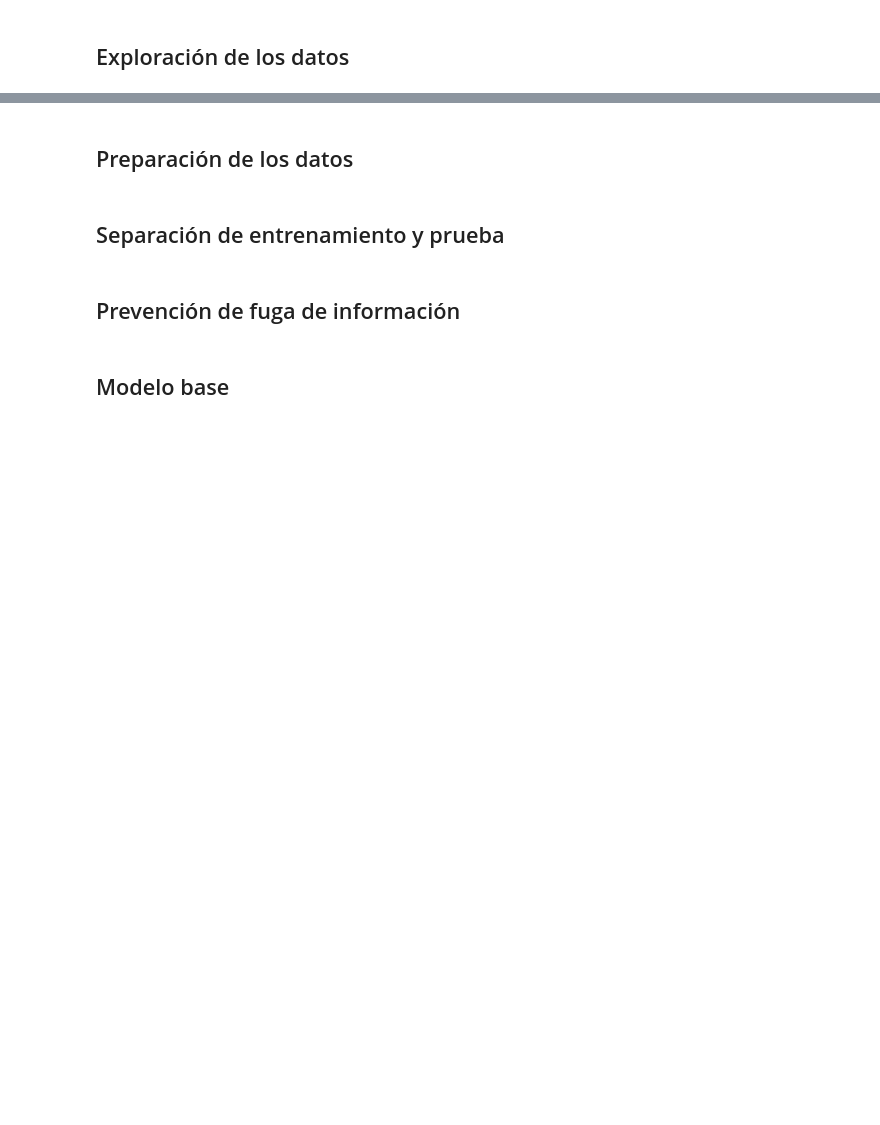
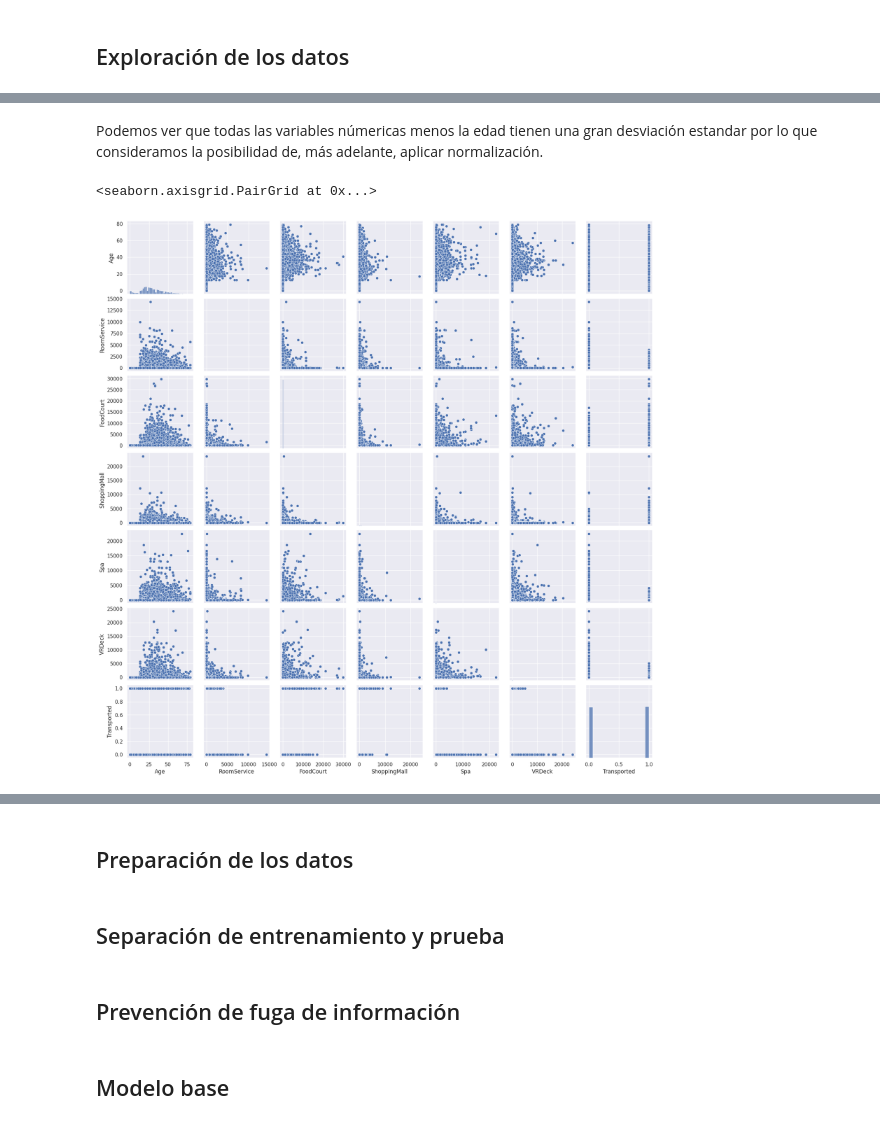
Before and after one commit to Sam-eb/Modelos-1-2026-2, a Jupyter notebook: Proyecto_Modelos_1.ipynb, the cells around one changed output, grey strips where cells are left out. Saved outputs shown, nothing was run; the diff lists cells and outputs as text; code cells hidden in the pictures; blank space fills up the shorter version.

```diff
--- a/Proyecto_Modelos_1.ipynb
+++ b/Proyecto_Modelos_1.ipynb
@@ -14,0 +47,3 @@ https://www.kaggle.com/competitions/spaceship-titanic
+# %%
+data_set = pd.read_csv("/content/train.csv")
+data_set.head()
@@ -14,0 +161,9 @@ https://www.kaggle.com/competitions/spaceship-titanic
+# %% [markdown]
+Podemos ver que todas las variables númericas menos la edad tienen una gran desviación estandar por lo que consideramos la posibilidad de, más adelante, aplicar normalización.
+# %%
+cols = data_set._get_numeric_data().columns
+sns.set()
+sns.pairplot(data_set[cols])
+# %% [output]
+<seaborn.axisgrid.PairGrid at 0x...>
+[figure, added]
```
Also changed, not shown: parts of 22 cells of this notebook.
